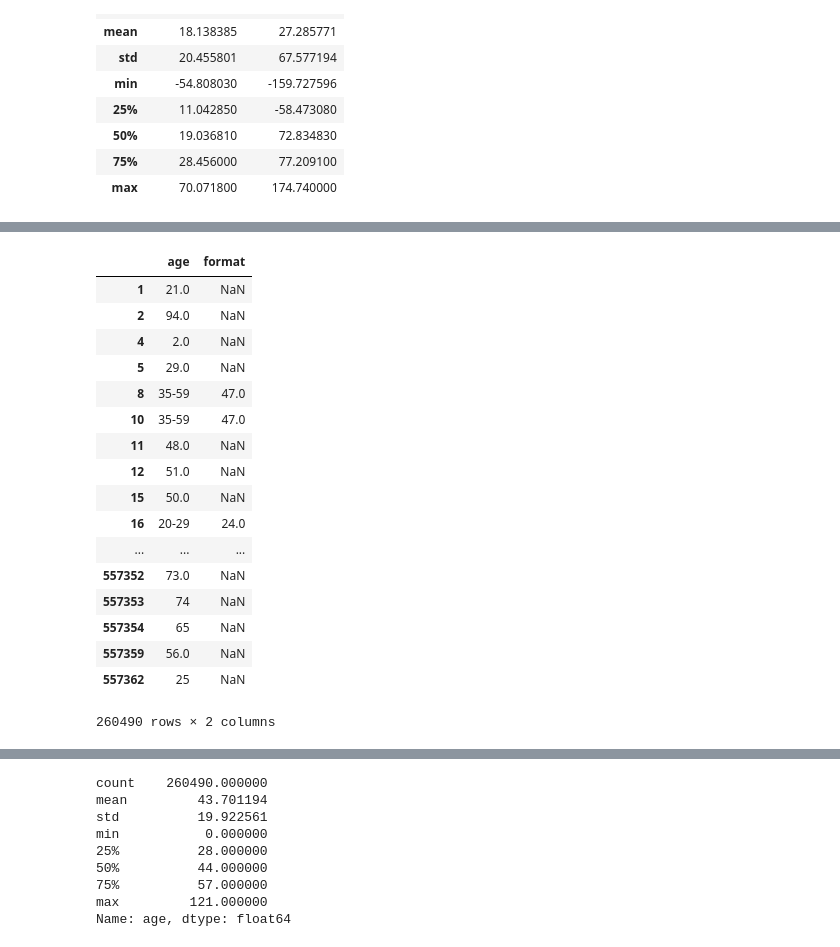
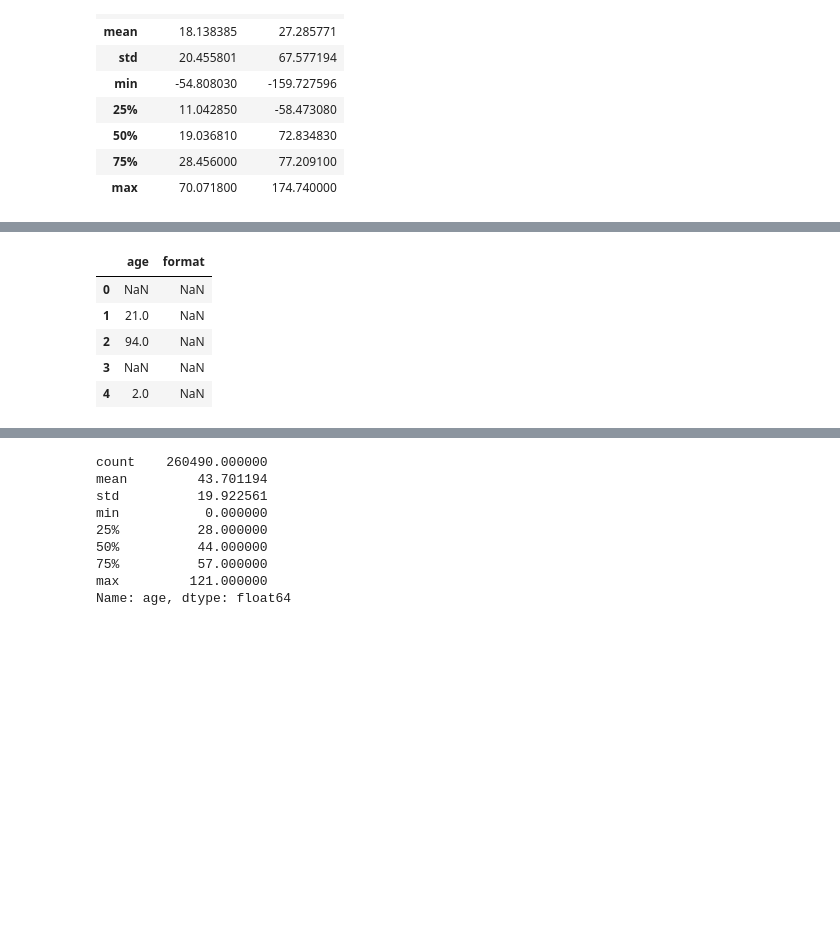
Before and after one commit to rsehmbi/covid19, a Jupyter notebook: DataCleaning.ipynb, the cells around one changed output, grey strips where cells are left out. Saved outputs shown, nothing was run; the diff lists cells and outputs as text; code cells hidden in the pictures; blank space fills up the shorter version.

```diff
--- a/DataCleaning.ipynb
+++ b/DataCleaning.ipynb
@@ -40,5 +50,5 @@ df_cases.describe()
 # %%
 age_col = df_cases['age']
 age_col = age_col.to_frame()
-age_col = age_col[age_col['age'].notna()]
-age_col.head()
+# age_col = age_col[age_col['age'].notna()]
+# age_col.head()
@@ -63,26 +65,14 @@ new = new.to_frame()
 # new = new.dropna()
 age_col['format'] = new[0]
 # %%
-age_col
+age_col.head()
 # %% [output]
 |  | age | format |
+| 0 | NaN | NaN |
 | 1 | 21.0 | NaN |
 | 2 | 94.0 | NaN |
+| 3 | NaN | NaN |
 | 4 | 2.0 | NaN |
-| 5 | 29.0 | NaN |
-| 8 | 35-59 | 47.0 |
-| 10 | 35-59 | 47.0 |
-| 11 | 48.0 | NaN |
-| 12 | 51.0 | NaN |
-| 15 | 50.0 | NaN |
-| 16 | 20-29 | 24.0 |
-| ... | ... | ... |
-| 557352 | 73.0 | NaN |
-| 557353 | 74 | NaN |
-| 557354 | 65 | NaN |
-| 557359 | 56.0 | NaN |
-| 557362 | 25 | NaN |
-260490 rows × 2 columns
 # %%
 age_col['format2'] = age_col['age'].str.extract(r'([0-9]+)')
 # here merge format2 into format and made format = age
```
Also changed, not shown: parts of 32 cells of this notebook.
